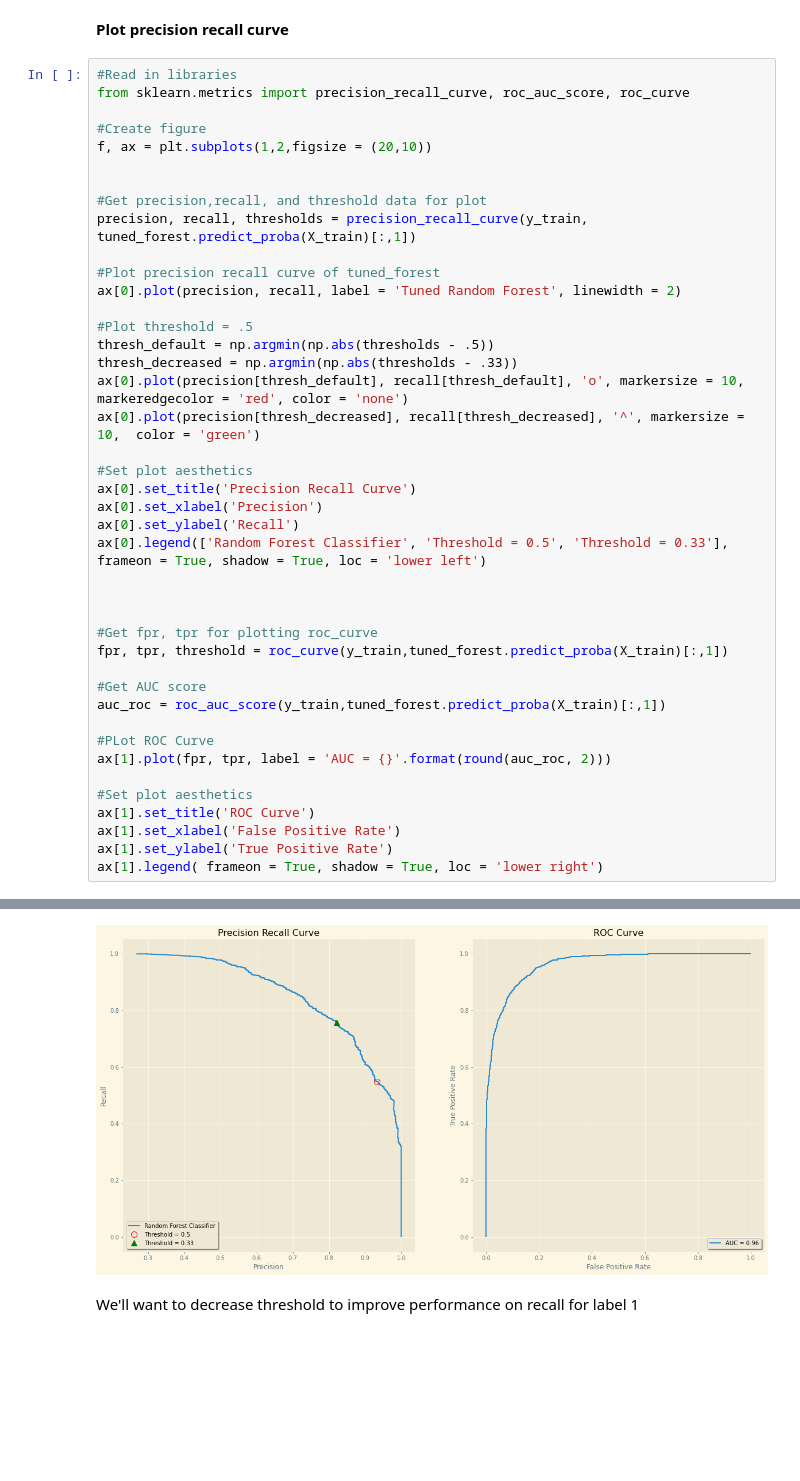
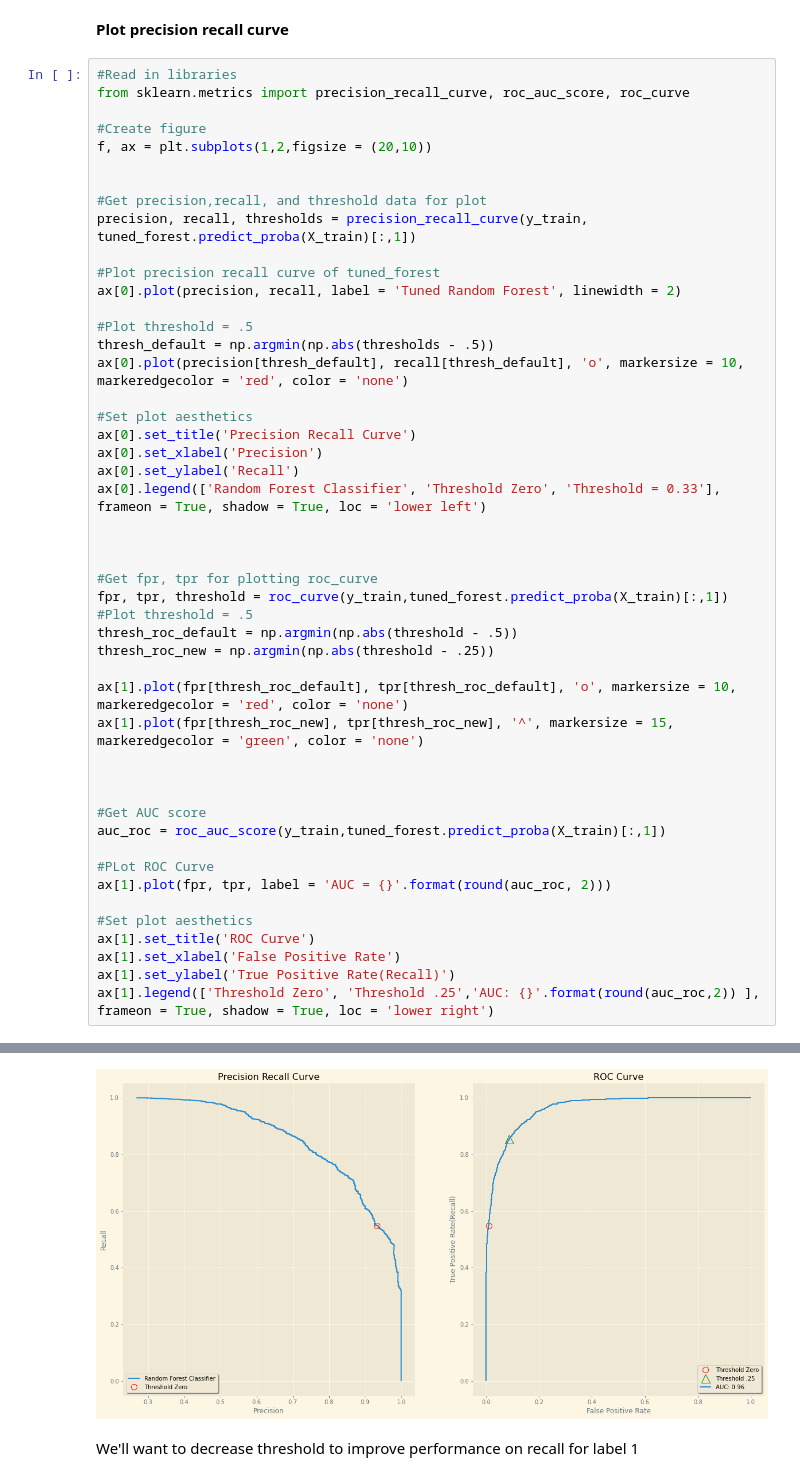
Before and after one commit to KishenSharma6/Bank_Customer_Churn_Analysis, a Jupyter notebook: Project_Codes/03_Machine_Learning/2020_0721_Modeling.ipynb, the cells around one changed output, grey strips where cells are left out. Saved outputs shown, nothing was run; the diff lists cells and outputs as text; blank space fills up the shorter version.

Commit message:
Reset threshold. Update model predictions. COmpleted

```diff
--- a/Project_Codes/03_Machine_Learning/2020_0721_Modeling.ipynb
+++ b/Project_Codes/03_Machine_Learning/2020_0721_Modeling.ipynb
@@ -283,39 +283,45 @@ f, ax = plt.subplots(1,2,figsize = (20,10))
 precision, recall, thresholds = precision_recall_curve(y_train, tuned_forest.predict_proba(X_train)[:,1])
 
 #Plot precision recall curve of tuned_forest
 ax[0].plot(precision, recall, label = 'Tuned Random Forest', linewidth = 2)
 
 #Plot threshold = .5
 thresh_default = np.argmin(np.abs(thresholds - .5))
-thresh_decreased = np.argmin(np.abs(thresholds - .33))
 ax[0].plot(precision[thresh_default], recall[thresh_default], 'o', markersize = 10, markeredgecolor = 'red', color = 'none')
-ax[0].plot(precision[thresh_decreased], recall[thresh_decreased], '^', markersize = 10,  color = 'green')
 
 #Set plot aesthetics
 ax[0].set_title('Precision Recall Curve')
 ax[0].set_xlabel('Precision')
 ax[0].set_ylabel('Recall')
-ax[0].legend(['Random Forest Classifier', 'Threshold = 0.5', 'Threshold = 0.33'], frameon = True, shadow = True, loc = 'lower left')
+ax[0].legend(['Random Forest Classifier', 'Threshold Zero', 'Threshold = 0.33'], frameon = True, shadow = True, loc = 'lower left')
 
 
 
 #Get fpr, tpr for plotting roc_curve
 fpr, tpr, threshold = roc_curve(y_train,tuned_forest.predict_proba(X_train)[:,1])
+#Plot threshold = .5
+thresh_roc_default = np.argmin(np.abs(threshold - .5))
+thresh_roc_new = np.argmin(np.abs(threshold - .25))
+
+ax[1].plot(fpr[thresh_roc_default], tpr[thresh_roc_default], 'o', markersize = 10, markeredgecolor = 'red', color = 'none')
+ax[1].plot(fpr[thresh_roc_new], tpr[thresh_roc_new], '^', markersize = 15, markeredgecolor = 'green', color = 'none')
+
+
 
 #Get AUC score
 auc_roc = roc_auc_score(y_train,tuned_forest.predict_proba(X_train)[:,1])
 
 #PLot ROC Curve
 ax[1].plot(fpr, tpr, label = 'AUC = {}'.format(round(auc_roc, 2)))
 
 #Set plot aesthetics
 ax[1].set_title('ROC Curve')
 ax[1].set_xlabel('False Positive Rate')
-ax[1].set_ylabel('True Positive Rate')
-ax[1].legend( frameon = True, shadow = True, loc = 'lower right')
+ax[1].set_ylabel('True Positive Rate(Recall)')
+ax[1].legend(['Threshold Zero', 'Threshold .25','AUC: {}'.format(round(auc_roc,2)) ], frameon = True, shadow = True, loc = 'lower right')
 # %% [output]
 <matplotlib.legend.Legend at 0x...>
-[figure, old version]
+[figure, new version]
 # %% [markdown]
 We'll want to decrease threshold to improve performance on recall for label 1
 # %%
```
Also changed, not shown: parts of 3 cells of this notebook, 1 other file.
